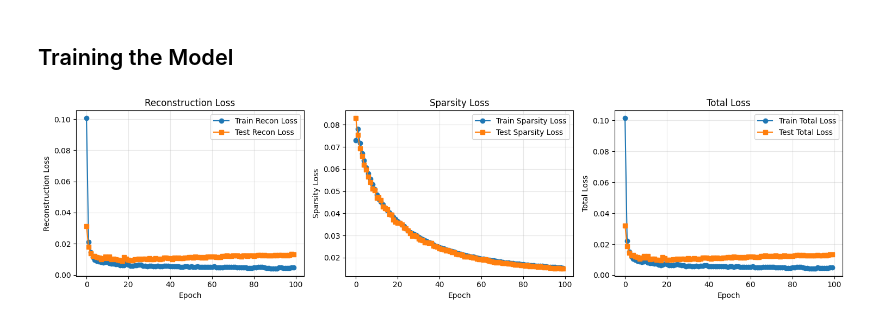
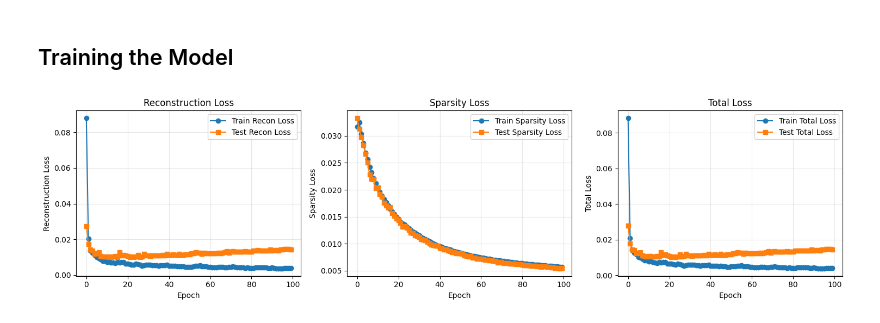
Before and after one commit to ranaabarghout/AstroBio, a Jupyter notebook: notebooks/0.4-sample-test-model.ipynb, the cells around one changed output. Drawn from its saved outputs; the diff is of its cells as text; code cells hidden in the pictures.

```diff
--- a/notebooks/0.4-sample-test-model.ipynb
+++ b/notebooks/0.4-sample-test-model.ipynb
@@ -41,16 +39,16 @@ test_loader = DataLoader(test_dataset, batch_size=32, shuffle=False)
 # %% [markdown]
 ## Training the Model
 # %%
-model = SparseAutoencoder(input_dim=512,hidden_dim=1028, expanded_ratio=4)
+model = SparseAutoencoder(input_dim=512,hidden_dim=1028, expanded_ratio=10)
 losses = model.train_model(
     train_loader=train_loader,
     test_loader=test_loader,
     n_epochs=100,
     lr=1e-3,
     sparsity_weight=1e-2,
 )
 # %% [output]
-[figure, old version]
+[figure, new version]
 # %%
 import optuna
 import numpy as np
```
Also changed, not shown: parts of 6 cells of this notebook, 2 other files.
